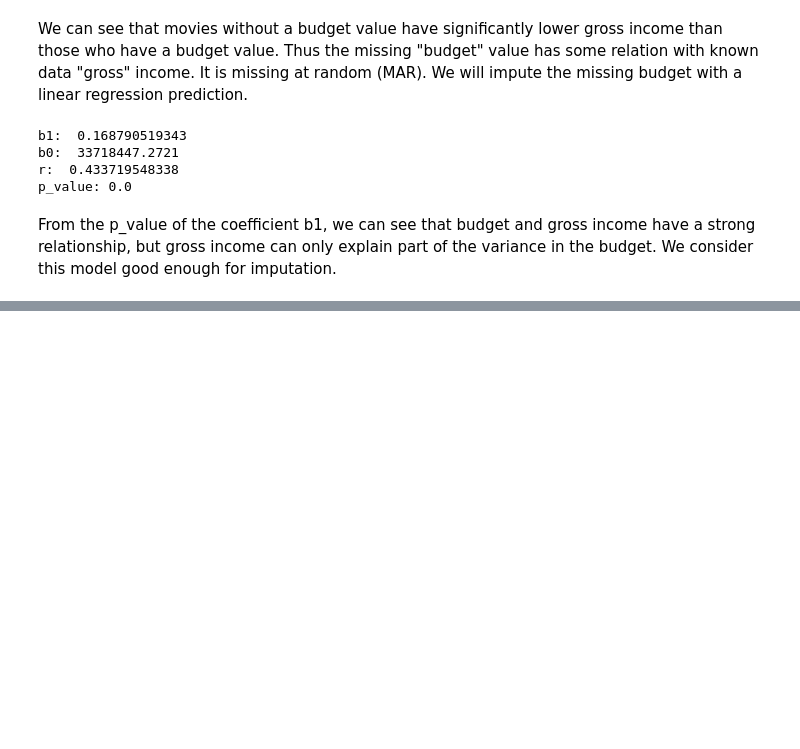
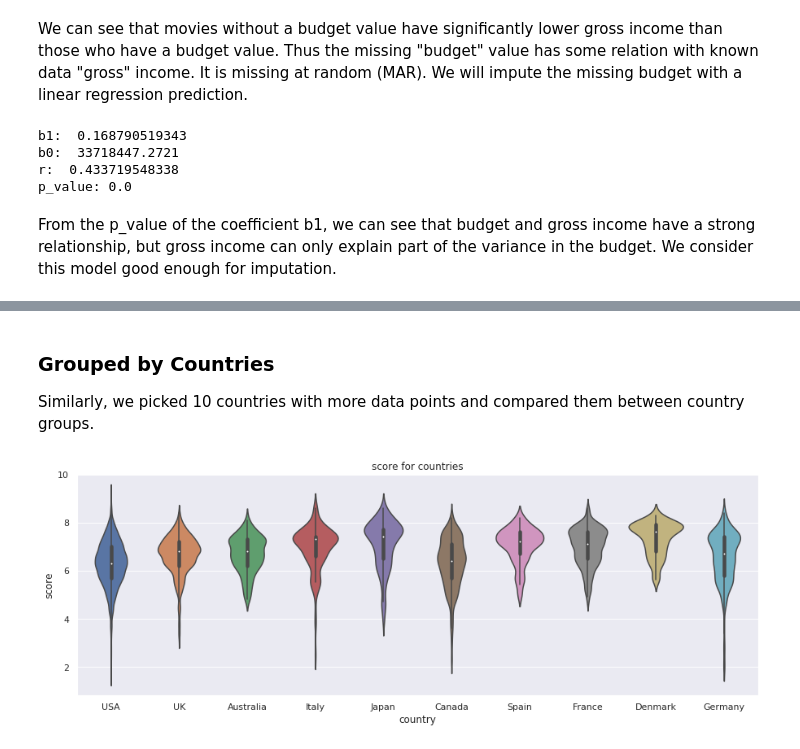
Before and after one commit to rayguan97/CMSC320, a Jupyter notebook: Final Tutorial.ipynb, the cells around one changed output, grey strips where cells are left out. Drawn from its saved outputs; the diff is of its cells as text; code cells hidden in the pictures; blank space fills up the shorter version.

```diff
--- a/Final Tutorial.ipynb
+++ b/Final Tutorial.ipynb
@@ -546,0 +562,13 @@ data
+# %% [markdown]
+### Grouped by Countries
+Similarly, we picked 10 countries with more data points and compared them between country groups.
+# %%
+country_data = dataset[['country', 'score']].groupby(['country']).count()
+country_data = country_data.sort_values(by='score', ascending=False)[:10]
+set2 = dataset[dataset.country.isin(country_data.index)]
+
+
+plot2 = sns.violinplot(x = 'country', y = 'score', data = set2).set_title("score for countries")
+plot2.figure.set_size_inches(15, 5);
+# %% [output]
+[figure, added]
```
Also changed, not shown: parts of 27 cells of this notebook, 7 other files.
